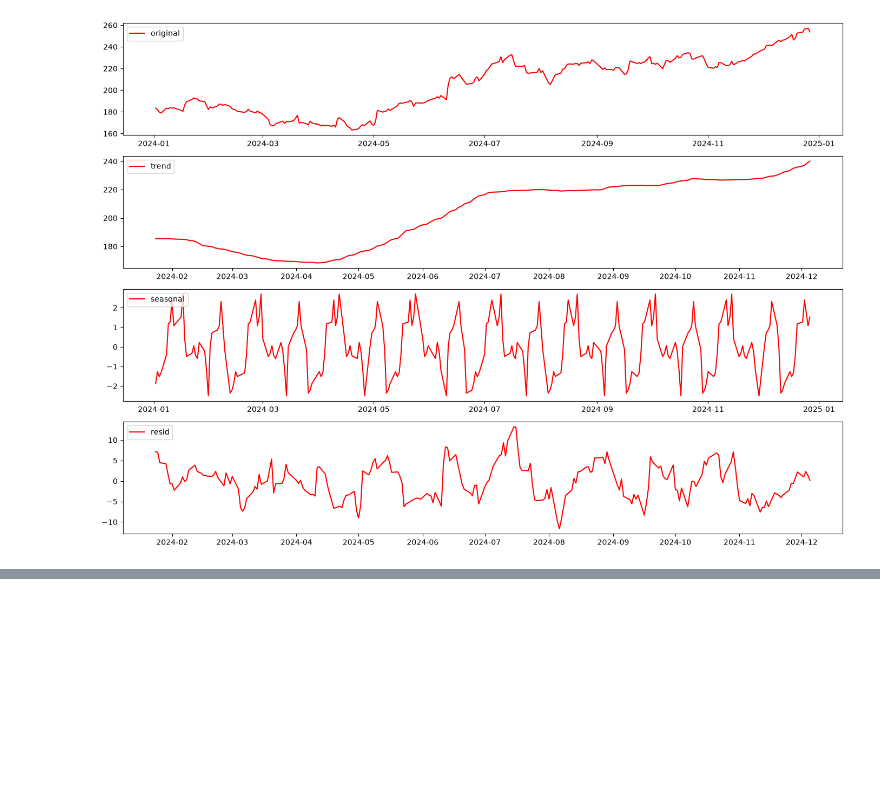
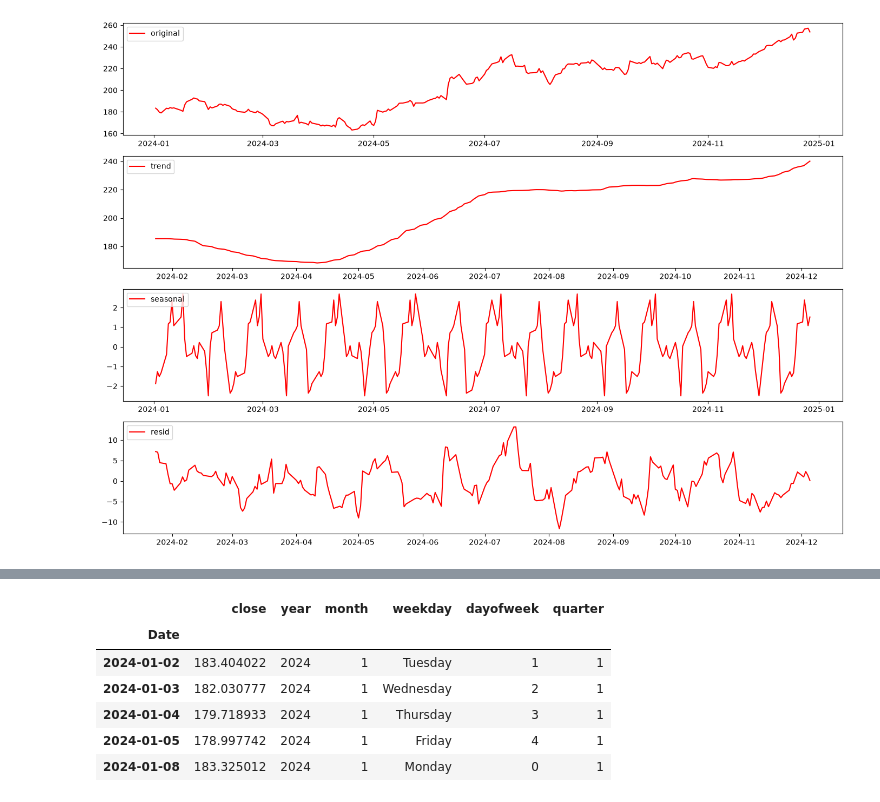
Before and after one commit to harshrathi0010-web/ML-practice, a Jupyter notebook: TSA/Class Time Series Decomposition.ipynb, the cells around one changed output, grey strips where cells are left out. Cells and saved outputs as stored; diff of their text form; code cells hidden in the pictures; blank space fills up the shorter version.

```diff
--- a/TSA/Class Time Series Decomposition.ipynb
+++ b/TSA/Class Time Series Decomposition.ipynb
@@ -139,3 +119,11 @@ plt.legend(loc="upper left")
 plt.tight_layout()
 # %% [output]
 [figure]
+# %%
+
+
+# Make Close a simple Series (yfinance gives AAPL as a 2nd column level)
+close = stock_data['Close'].squeeze()
+
+print(close.index.dtype)                     # should say datetime64[ns]
+print(close.index.is_monotonic_increasing)   # should be True (dates in order)
@@ -141,0 +160,18 @@ plt.tight_layout()
+# %%
+parts = pd.DataFrame({
+    'close':     close,
+    'year':      close.index.year,
+    'month':     close.index.month,
+    'weekday':   close.index.day_name(),
+    'dayofweek': close.index.dayofweek,
+    'quarter':   close.index.quarter,
+})
+parts.head()
+# %% [output]
+|  | close | year | month | weekday | dayofweek | quarter |
+| Date |  |  |  |  |  |  |
+| 2024-01-02 | 183.404022 | 2024 | 1 | Tuesday | 1 | 1 |
+| 2024-01-03 | 182.030777 | 2024 | 1 | Wednesday | 2 | 1 |
+| 2024-01-04 | 179.718933 | 2024 | 1 | Thursday | 3 | 1 |
+| 2024-01-05 | 178.997742 | 2024 | 1 | Friday | 4 | 1 |
+| 2024-01-08 | 183.325012 | 2024 | 1 | Monday | 0 | 1 |
```
Also changed, not shown: parts of 5 cells of this notebook, 4 other files.
